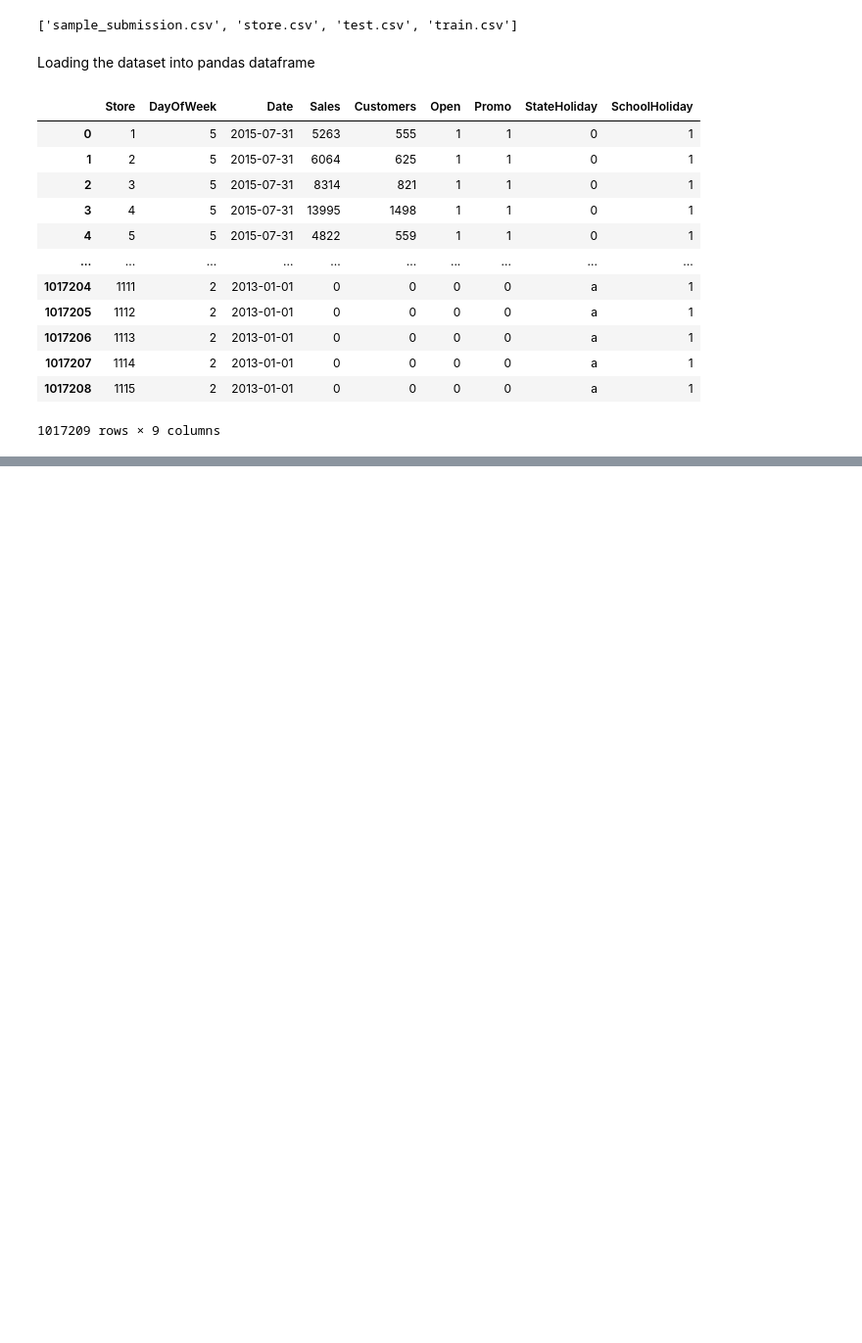
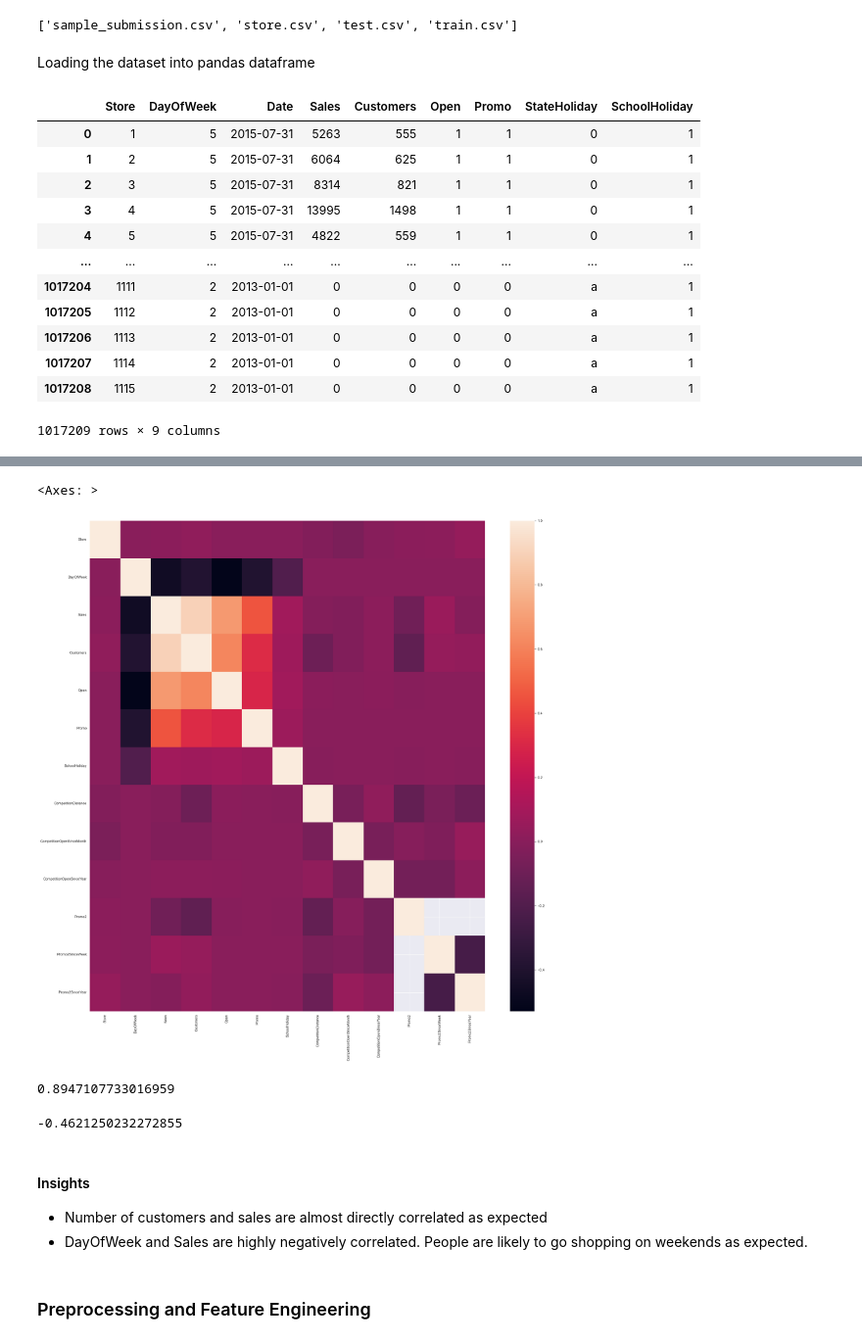
Before and after one commit to ayushzoc/rossmanstoresales, a Jupyter notebook: rossmanstoresalescomp.ipynb, the cells around one changed output, grey strips where cells are left out. Shown: that part at 98% size. Saved outputs shown, nothing was run; the diff lists cells and outputs as text; code cells hidden in the pictures; blank space fills up the shorter version.

Commit message:
Feature Engineering

```diff
--- a/rossmanstoresalescomp.ipynb
+++ b/rossmanstoresalescomp.ipynb
@@ -47,0 +189,21 @@ ross_df
+# %%
+# Heatmap
+plt.figure(figsize = (20, 20))
+sns.heatmap(merged_df.corr(numeric_only = True))
+# %% [output]
+<Axes: >
+[figure, added]
+# %%
+merged_df.Customers.corr(merged_df.Sales)
+# %% [output]
+0.8947107733016959
+# %%
+merged_df.DayOfWeek.corr(merged_df.Sales)
+# %% [output]
+-0.4621250232272855
+# %% [markdown]
+#### Insights
+* Number of customers and sales are almost directly correlated as expected
+* DayOfWeek and Sales are highly negatively correlated. People are likely to go shopping on weekends as expected.
+# %% [markdown]
+### Preprocessing and Feature Engineering
```
Also changed, not shown: parts of 32 cells of this notebook, 1 other file.
